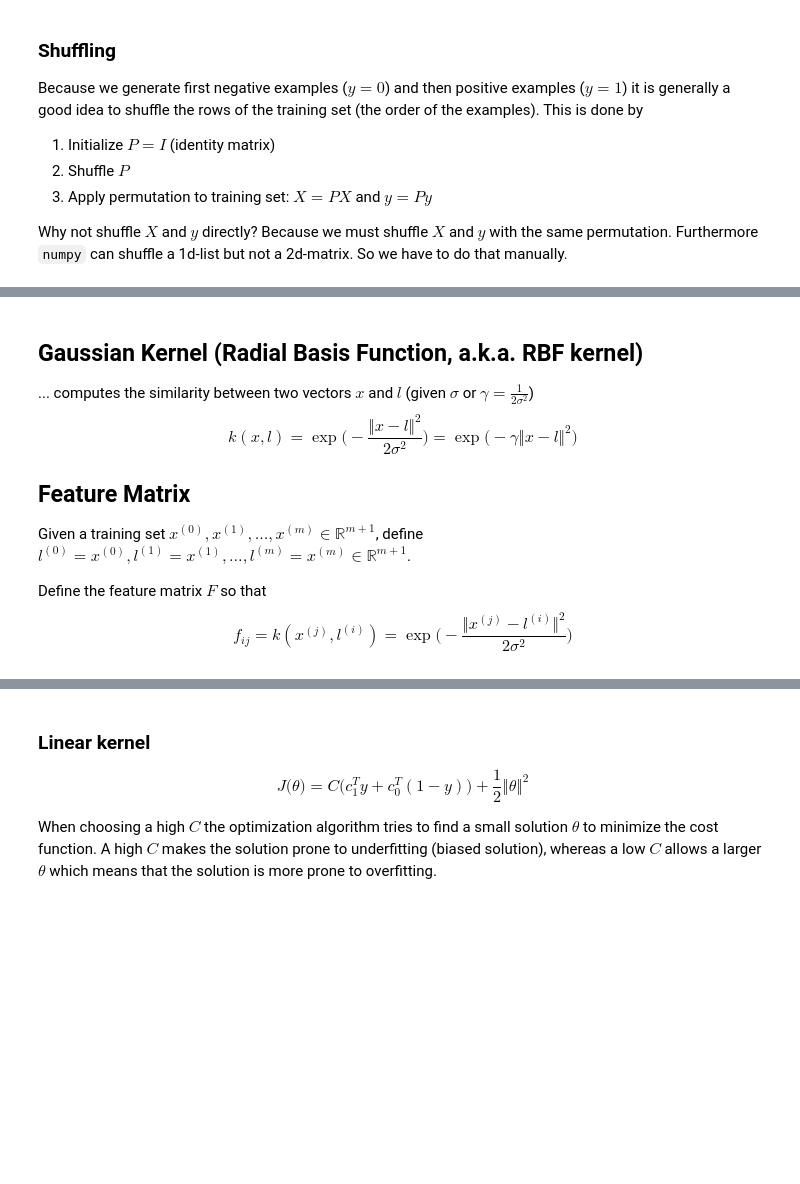
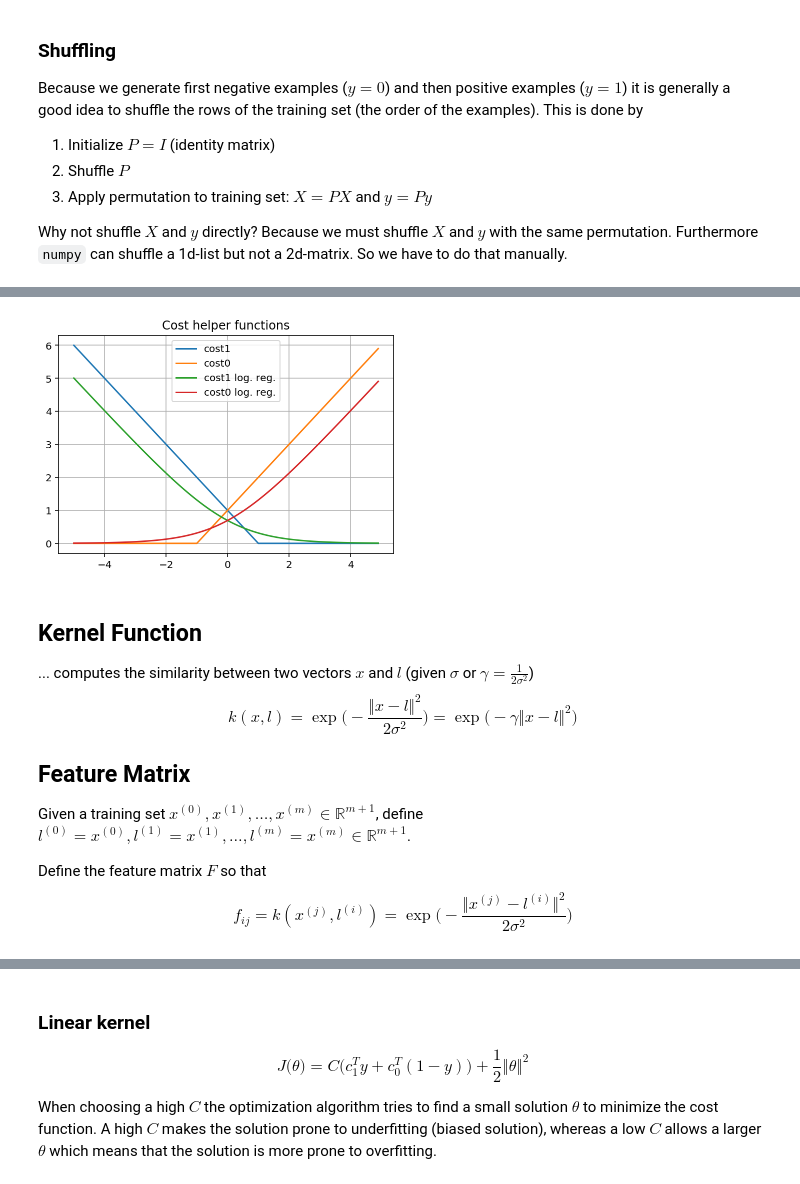
Before and after one commit to NIPE-SYSTEMS/support-vector-machine, a Jupyter notebook: Support Vector Machine.ipynb, the cells around one changed output, grey strips where cells are left out. Cells and saved outputs as stored; diff of their text form; code cells hidden in the pictures; blank space fills up the shorter version.

```diff
--- a/Support Vector Machine.ipynb
+++ b/Support Vector Machine.ipynb
@@ -179,8 +185,25 @@ def J(theta, F, y, C):
     sum1 = np.dot(c1, y)
     sum0 = np.dot(c0, (1 - y))
     return C * (sum1 + sum0) + 0.5 * LA.norm(theta[1:])**2
+# %%
+cost1_log_reg = lambda z: -np.log(g(z))     # cost function for y = 1
+cost0_log_reg = lambda z: -np.log(1 - g(z)) # cost function for y = 0
+
+cost1 = lambda z: np.where(z < 1, -z + 1, 0)
+cost0 = lambda z: np.where(z > -1, z + 1, 0)
+
+plt.plot(x, cost1(x), label="cost1")
+plt.plot(x, cost0(x), label="cost0")
+plt.plot(x, cost1_log_reg(x), label="cost1 log. reg.")
+plt.plot(x, cost0_log_reg(x), label="cost0 log. reg.")
+plt.legend()
+plt.title("Cost helper functions")
+plt.grid()
+plt.show()
+# %% [output]
+[figure, added]
 # %% [markdown]
-## Gaussian Kernel (Radial Basis Function, a.k.a. RBF kernel)
+## Kernel Function
 
 ... computes the similarity between two vectors $x$ and $l$ (given $\sigma$ or $\gamma = \frac{1}{2\sigma^2}$) $$k(x, l) = \exp\Bigg(- \frac{\big\Vert x - l \big\Vert^2}{2\sigma^2}\Bigg) = \exp\Big(- \gamma \Vert x - l \Vert^2\Big)$$
 
```
Also changed, not shown: parts of 20 cells of this notebook, 2 other files.
